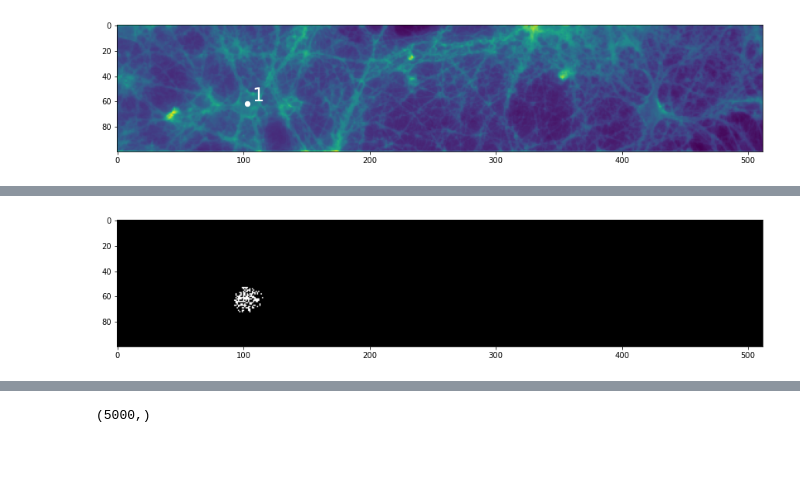
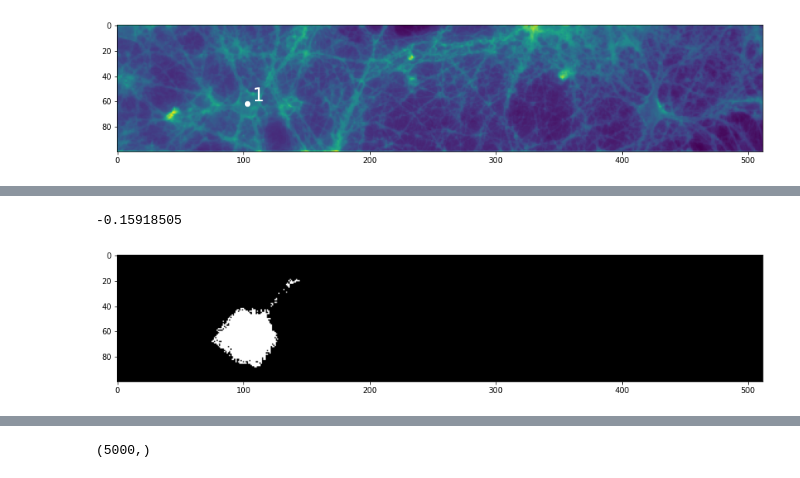
Before and after one commit to cellarium-ai/CellMincer, a Jupyter notebook: notebooks/miller_analyze.ipynb, the cells around one changed output, grey strips where cells are left out. Saved outputs shown, nothing was run; the diff lists cells and outputs as text; code cells hidden in the pictures.

```diff
--- a/notebooks/miller_analyze.ipynb
+++ b/notebooks/miller_analyze.ipynb
@@ -34,3 +34,11 @@ denoised_movie_z = (denoised_movie - denoised_movie.mean(axis=0)) / denoised_mov
 
 pix = pixs[0]
 cor = np.apply_along_axis(np.correlate, 0, denoised_movie_z, v=denoised_movie_z[:, pix[0], pix[1]])[0] / len(denoised_movie_z)
+# %%
+trend = np.load('/home/jupyter/bw-data/cellmincer/data/cell_3_1_MMStack_Pos0/trend.npy')
+# %%
+denoised_movie_notrend = denoised_movie - trend
+denoised_movie_notrend_z = (denoised_movie_notrend - denoised_movie_notrend.mean(axis=0)) / denoised_movie_notrend.std(axis=0)
+
+pix = pixs[0]
+cor = np.apply_along_axis(np.correlate, 0, denoised_movie_notrend_z, v=denoised_movie_notrend_z[:, pix[0], pix[1]])[0] / len(denoised_movie_notrend_z)
@@ -37,6 +61,9 @@ cor = np.apply_along_axis(np.correlate, 0, denoised_movie_z, v=denoised_movie_z[
 # %%
+print(np.min(cor))
+
 plt.figure(figsize=(15, 5))
-plt.imshow((cor > 0.97).T, cmap='gray')
+plt.imshow((cor > 0.9).T, cmap='gray')
 plt.show()
 # %% [output]
+-0.15918505
-[figure, old version]
+[figure, new version]
```
Also changed, not shown: parts of 9 cells of this notebook, 4 other files.
